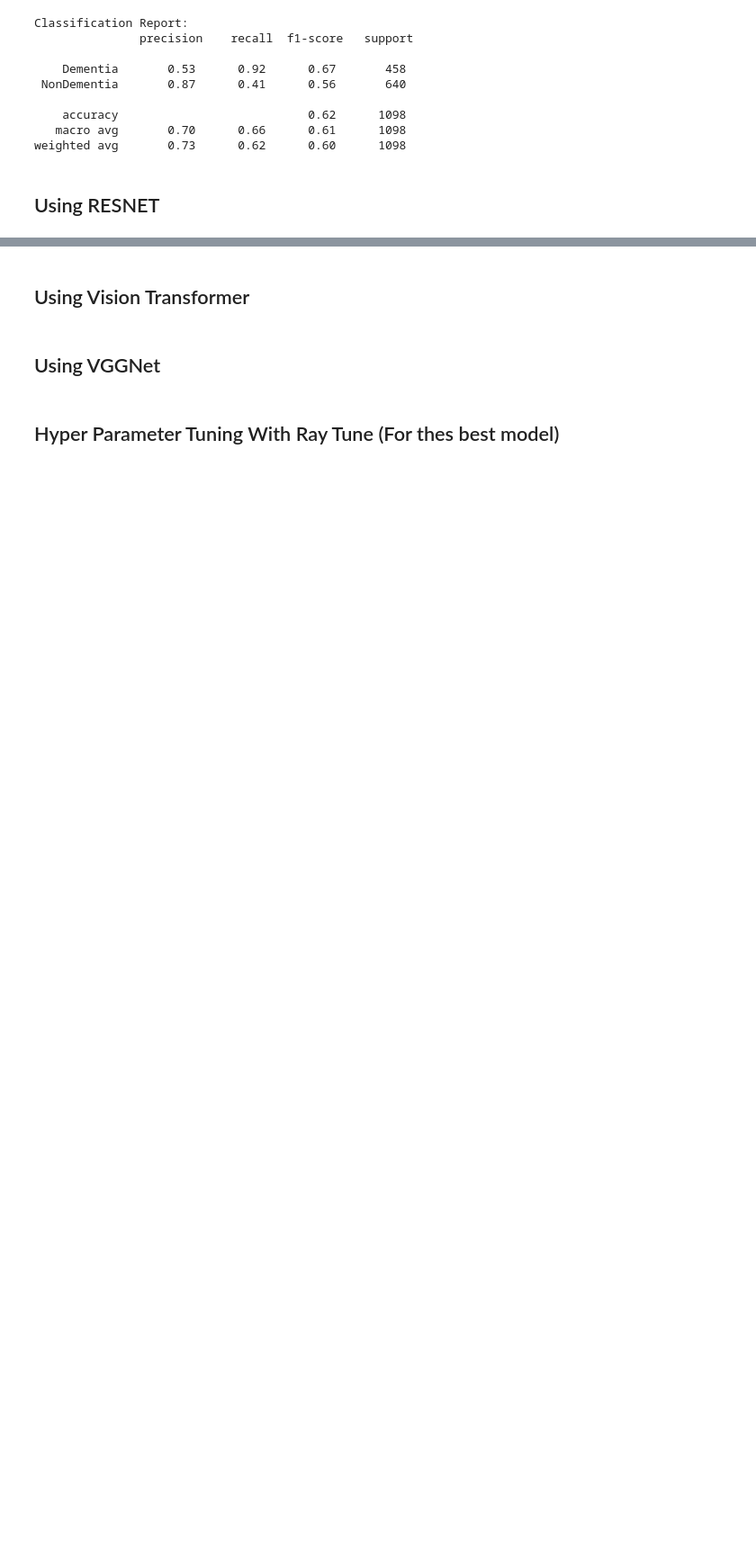
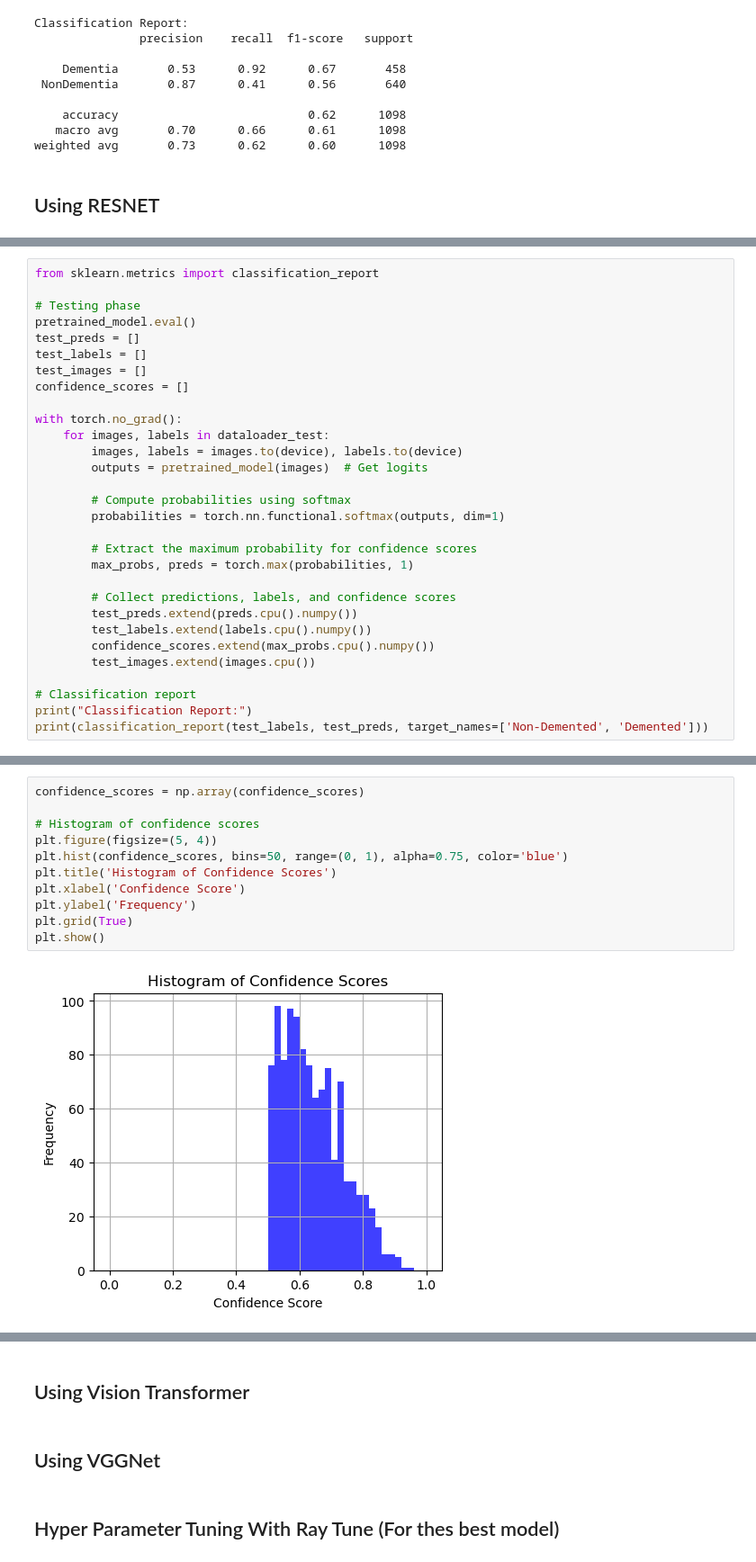
Before and after one commit to Odelolasolomon/Deep-Learning-and-Classical-ML-models-for-Dementia-Prediction, a Jupyter notebook: Predicting Dementia/Image.ipynb, the cells around one changed output, grey strips where cells are left out. Shown at 90% size. Saved outputs shown, nothing was run; the diff lists cells and outputs as text; blank space fills up the shorter version.

```diff
--- a/Predicting Dementia/Image.ipynb
+++ b/Predicting Dementia/Image.ipynb
@@ -439,0 +638,30 @@ weighted avg       0.73      0.62      0.60      1098
+# %%
+from sklearn.metrics import classification_report
+
+# Testing phase
+pretrained_model.eval()
+test_preds = []
+test_labels = []
+test_images = []
+confidence_scores = []
+
+with torch.no_grad():
+    for images, labels in dataloader_test:
+        images, labels = images.to(device), labels.to(device)
+        outputs = pretrained_model(images)  # Get logits
+
+        # Compute probabilities using softmax
+        probabilities = torch.nn.functional.softmax(outputs, dim=1)
+
+        # Extract the maximum probability for confidence scores
+        max_probs, preds = torch.max(probabilities, 1)
+
+        # Collect predictions, labels, and confidence scores
+        test_preds.extend(preds.cpu().numpy())
+        test_labels.extend(labels.cpu().numpy())
+        confidence_scores.extend(max_probs.cpu().numpy())
+        test_images.extend(images.cpu())
+
+# Classification report
+print("Classification Report:")
+print(classification_report(test_labels, test_preds, target_names=['Non-Demented', 'Demented']))
@@ -439,0 +678,13 @@ weighted avg       0.73      0.62      0.60      1098
+# %%
+confidence_scores = np.array(confidence_scores)
+
+# Histogram of confidence scores
+plt.figure(figsize=(5, 4))
+plt.hist(confidence_scores, bins=50, range=(0, 1), alpha=0.75, color='blue')
+plt.title('Histogram of Confidence Scores')
+plt.xlabel('Confidence Score')
+plt.ylabel('Frequency')
+plt.grid(True)
+plt.show()
+# %% [output]
+[figure, added]
```
Also changed, not shown: parts of 15 cells of this notebook, 1 other file.
